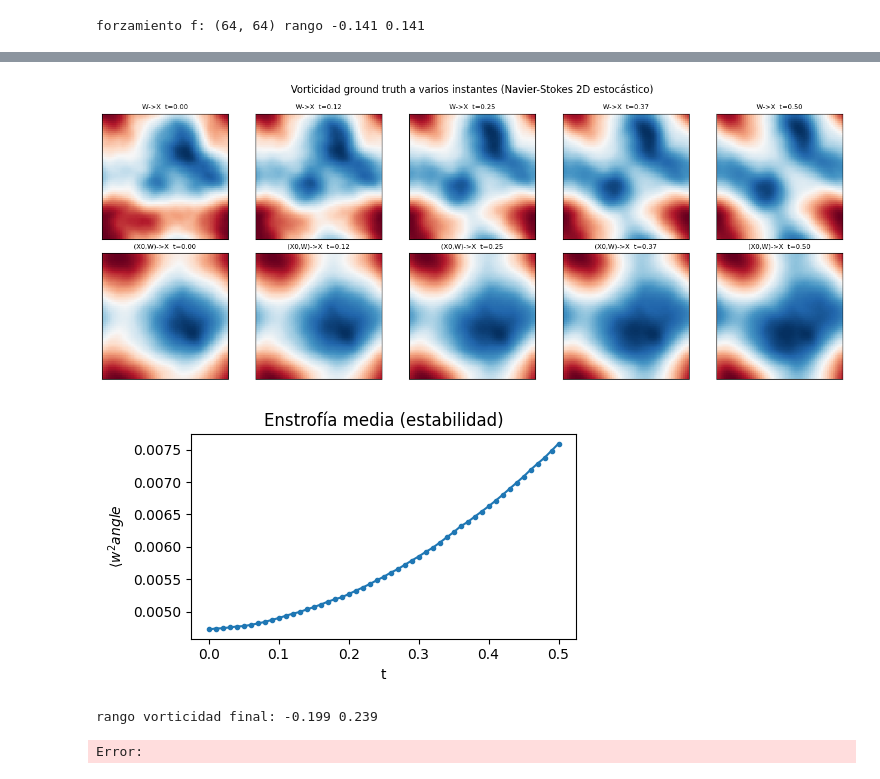
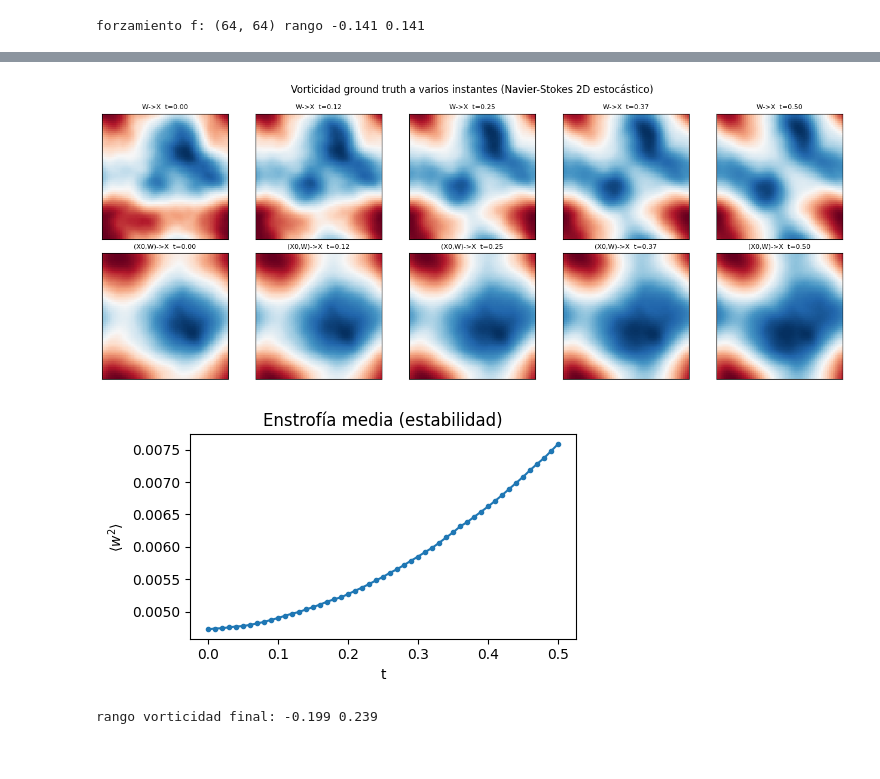
Before and after one commit to enzo-toledo/spde-wce-fno, a Jupyter notebook: navier_stokes_work/ns_ground_truth.ipynb, the cells around one changed output, grey strips where cells are left out. Cells and saved outputs as stored; diff of their text form; code cells hidden in the pictures.

```diff
--- a/navier_stokes_work/ns_ground_truth.ipynb
+++ b/navier_stokes_work/ns_ground_truth.ipynb
@@ -250,24 +277,24 @@ Wall time: 1min 27s
 # %%
-# ---------------- Comprobación visual: evolución de la vorticidad (cf. Fig. 3 del paper) ----------------
+# ---------------- Comprobación visual (cf. Fig. 3 del paper) ----------------
+# Evolución de la vorticidad en 5 instantes, para una trayectoria de cada tarea.
 idx = [int(k) for k in np.linspace(0, Nt, 5)]
 fig, axs = plt.subplots(2, 5, figsize=(13, 5.2))
 for col, ti in enumerate(idx):
     for row, (dat, ttl) in enumerate([(Xtr, "W->X"), (Xtr2, "(X0,W)->X")]):
         im = axs[row, col].imshow(dat[0, ti], origin="lower", cmap="RdBu_r")
-        axs[row, col].set_title(f"{ttl}  t={ti*dt*(math.ceil(T/dt)//rec):.2f}", fontsize=8)
+        axs[row, col].set_title(f"{ttl}  t={ti*(T/rec):.2f}", fontsize=8)
         axs[row, col].set_xticks([]); axs[row, col].set_yticks([])
 plt.suptitle("Vorticidad ground truth a varios instantes (Navier-Stokes 2D estocástico)")
 plt.tight_layout(); plt.savefig("ns_ground_truth.pdf"); plt.show()
 
-# enstrofía media (||w||^2) en el tiempo: chequeo de estabilidad del solver
+# Enstrofía media <w^2> en el tiempo: si el solver fuera inestable, esta curva explotaría.
 ens = (Xtr ** 2).mean(axis=(0, 2, 3))
 plt.figure(figsize=(5, 3))
 plt.plot(np.arange(Nt + 1) * (T / rec), ens, "o-", ms=3)
-plt.xlabel("t"); plt.ylabel(r"$\langle w^2angle$"); plt.title("Enstrofía media (estabilidad)")
+plt.xlabel("t"); plt.ylabel(r"$\langle w^2 \rangle$"); plt.title("Enstrofía media (estabilidad)")
 plt.tight_layout(); plt.show()
 print("rango vorticidad final:", round(float(Xtr[:, -1].min()), 3), round(float(Xtr[:, -1].max()), 3))
 # %% [output]
 [figure]
-[figure, old version]
+[figure, new version]
 rango vorticidad final: -0.199 0.239
-Error:
```
Also changed, not shown: parts of 8 cells of this notebook, 7 other files.
